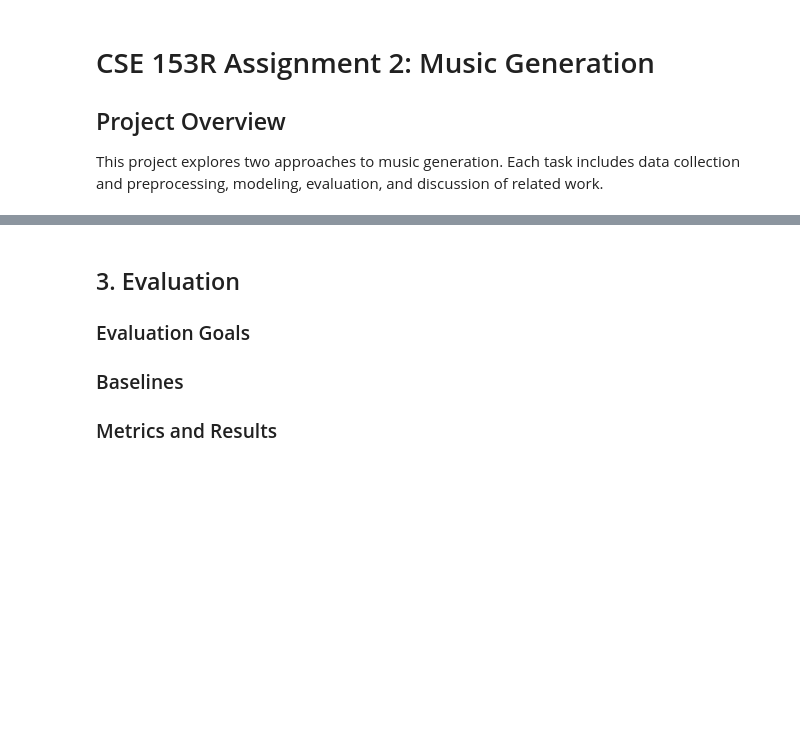
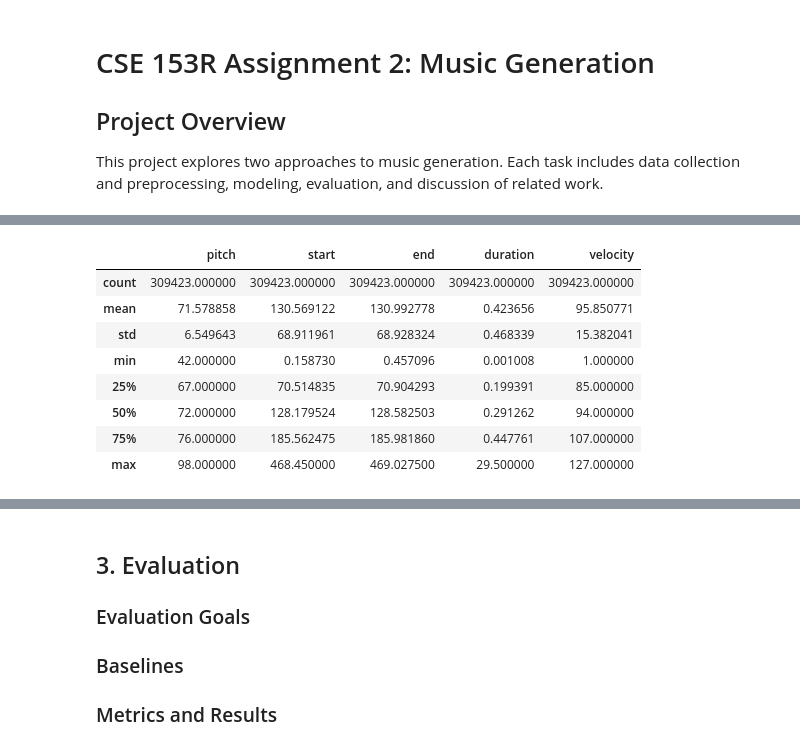
Before and after one commit to jay-cam/cse153r-assignment2, a Jupyter notebook: workbook.ipynb, the cells around one changed output, grey strips where cells are left out. Cells and saved outputs as stored; diff of their text form; code cells hidden in the pictures; blank space fills up the shorter version.

```diff
--- a/workbook.ipynb
+++ b/workbook.ipynb
@@ -17 +128,13 @@ This project explores two approaches to music generation. Each task includes dat
+# %%
+all_notes_df.describe()
+# %% [output]
+|  | pitch | start | end | duration | velocity |
+| count | 309423.000000 | 309423.000000 | 309423.000000 | 309423.000000 | 309423.000000 |
+| mean | 71.578858 | 130.569122 | 130.992778 | 0.423656 | 95.850771 |
+| std | 6.549643 | 68.911961 | 68.928324 | 0.468339 | 15.382041 |
+| min | 42.000000 | 0.158730 | 0.457096 | 0.001008 | 1.000000 |
+| 25% | 67.000000 | 70.514835 | 70.904293 | 0.199391 | 85.000000 |
+| 50% | 72.000000 | 128.179524 | 128.582503 | 0.291262 | 94.000000 |
+| 75% | 76.000000 | 185.562475 | 185.981860 | 0.447761 | 107.000000 |
+| max | 98.000000 | 468.450000 | 469.027500 | 29.500000 | 127.000000 |
 # %% [markdown]
```
Also changed, not shown: parts of 31 cells of this notebook, 2 other files.
